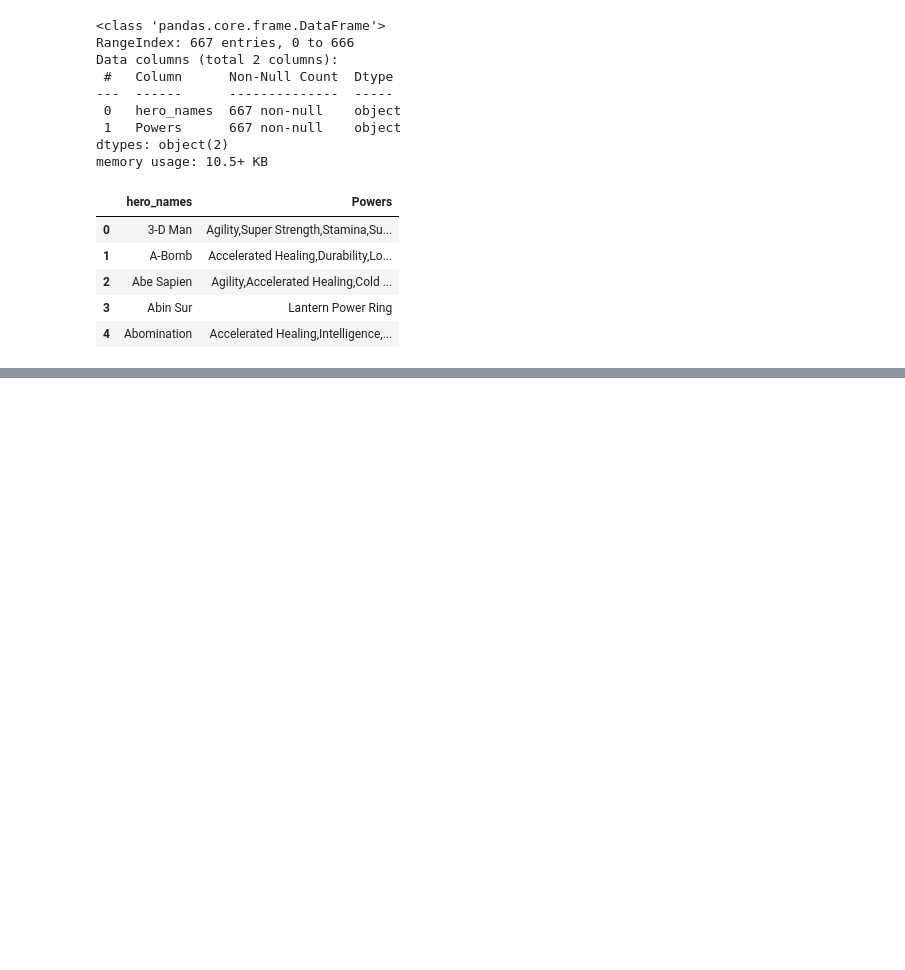
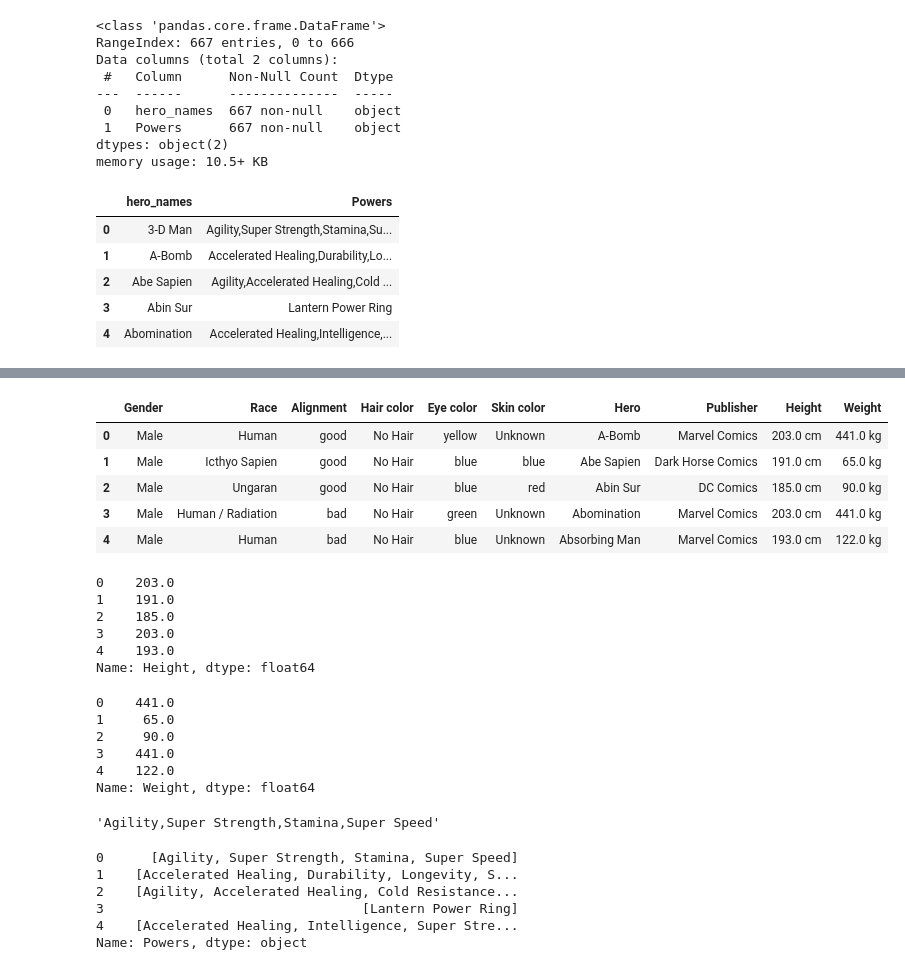
Before and after one commit to mikemenj/Assignments, a Jupyter notebook: 0130DataEnrichment/Applying_Advanced_Transformations/Applying_Advanced_Transformations .ipynb, the cells around one changed output, grey strips where cells are left out. Drawn from its saved outputs; the diff is of its cells as text; code cells hidden in the pictures; blank space fills up the shorter version.

```diff
--- a/0130DataEnrichment/Applying_Advanced_Transformations/Applying_Advanced_Transformations .ipynb
+++ b/0130DataEnrichment/Applying_Advanced_Transformations/Applying_Advanced_Transformations .ipynb
@@ -52,0 +118,2 @@ memory usage: 10.5+ KB
+# %%
+json.loads(measurements)
@@ -52,0 +122,7 @@ memory usage: 10.5+ KB
+# %%
+## use .str.replace to replace all single quotes
+df1['Measurements'] = df1['Measurements'].str.replace("'",'"')
+
+## Apply the json.loads to the full column
+df1['Measurements'] = df1['Measurements'].apply(json.loads)
+df1['Measurements'].head()
@@ -52,0 +136,4 @@ memory usage: 10.5+ KB
+# %%
+#use pandas pd.Series function on our column of dictionaries will automatically convert each key to a new column
+hw = df1['Measurements'].apply(pd.Series)
+hw
@@ -52,0 +154,4 @@ memory usage: 10.5+ KB
+# %%
+# concat long_lat with original dataframe
+df1 = pd.concat((df1, hw), axis = 1)
+df1.head(2)
@@ -52,0 +162,46 @@ memory usage: 10.5+ KB
+# %%
+df1 = df1.drop(columns=['Measurements'])
+df1.head()
+# %% [output]
+|  | Gender | Race | Alignment | Hair color | Eye color | Skin color | Hero | Publisher | Height | Weight |
+| 0 | Male | Human | good | No Hair | yellow | Unknown | A-Bomb | Marvel Comics | 203.0 cm | 441.0 kg |
+| 1 | Male | Icthyo Sapien | good | No Hair | blue | blue | Abe Sapien | Dark Horse Comics | 191.0 cm | 65.0 kg |
+| 2 | Male | Ungaran | good | No Hair | blue | red | Abin Sur | DC Comics | 185.0 cm | 90.0 kg |
+| 3 | Male | Human / Radiation | bad | No Hair | green | Unknown | Abomination | Marvel Comics | 203.0 cm | 441.0 kg |
+| 4 | Male | Human | bad | No Hair | blue | Unknown | Absorbing Man | Marvel Comics | 193.0 cm | 122.0 kg |
+# %%
+## use .str.replace to replace all single quotes and cast as numeric/float
+df1['Height'] = df1['Height'].str.replace(" cm",'').astype('float')
+df1['Height'].head()
+# %% [output]
+0    203.0
+1    191.0
+2    185.0
+3    203.0
+4    193.0
+Name: Height, dtype: float64
+# %%
+## use .str.replace to replace all single quotes and cast as numeric/float
+df1['Weight'] = df1['Weight'].str.replace(" kg",'').astype('float')
+df1['Weight'].head()
+# %% [output]
+0    441.0
+1     65.0
+2     90.0
+3    441.0
+4    122.0
+Name: Weight, dtype: float64
+# %%
+df2.loc[0,'Powers']
+# %% [output]
+'Agility,Super Strength,Stamina,Super Speed'
+# %%
+df2['Powers'] = df2['Powers'].str.split(',')
+df2['Powers'].head()
+# %% [output]
+0      [Agility, Super Strength, Stamina, Super Speed]
+1    [Accelerated Healing, Durability, Longevity, S...
+2    [Agility, Accelerated Healing, Cold Resistance...
+3                                 [Lantern Power Ring]
+4    [Accelerated Healing, Intelligence, Super Stre...
+Name: Powers, dtype: object
```
Also changed, not shown: parts of 18 cells of this notebook, 2 other files.
